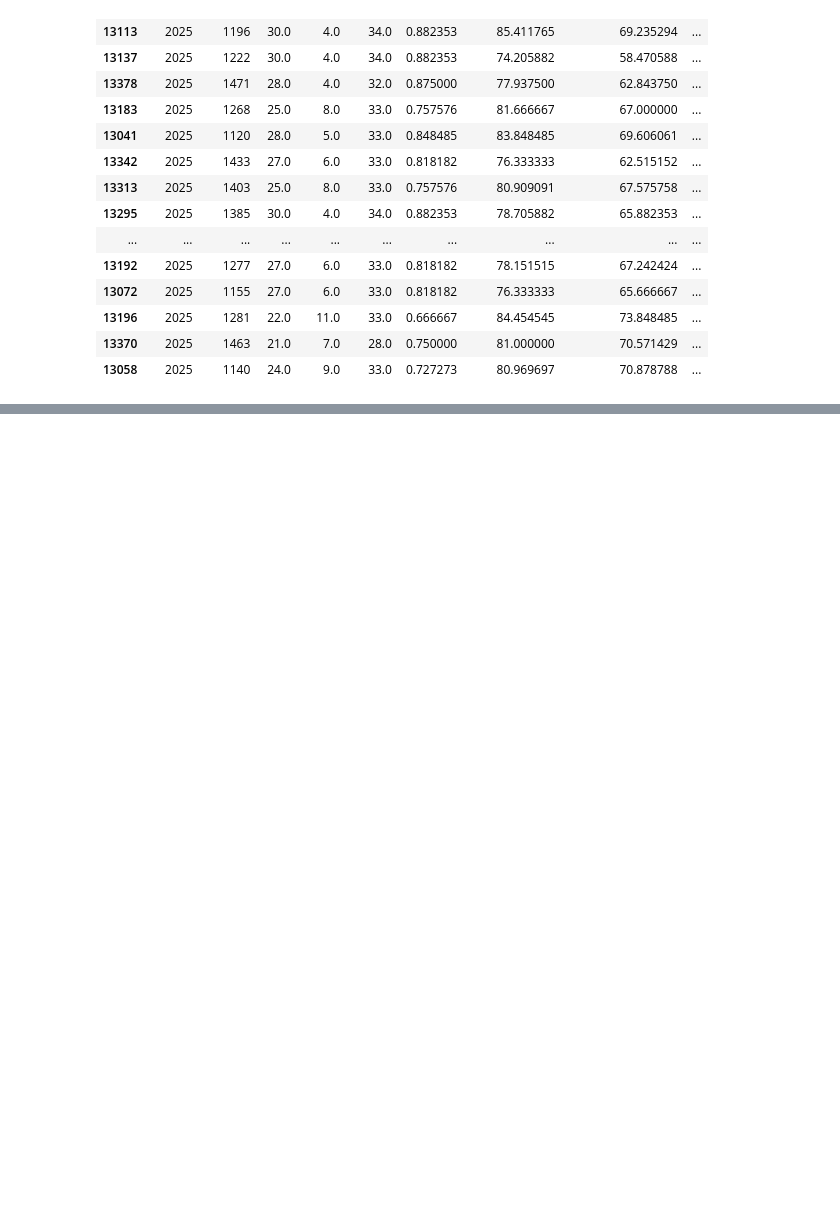
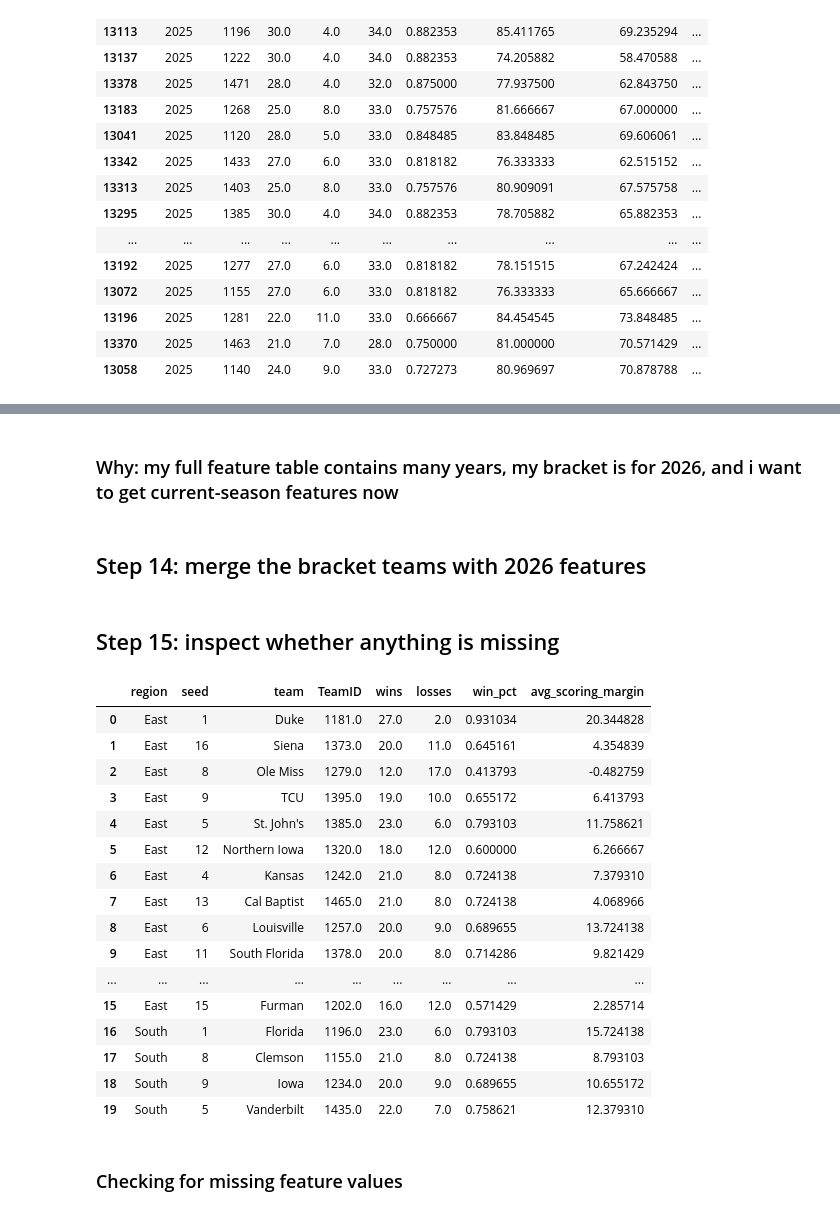
Before and after one commit to Andreachurchwell/march-madness-bracket-simulator, a Jupyter notebook: notebooks/exploration.ipynb, the cells around one changed output, grey strips where cells are left out. Cells and saved outputs as stored; diff of their text form; code cells hidden in the pictures; blank space fills up the shorter version.

Commit message:
day 2 cleaning up data and updated my progress

```diff
--- a/notebooks/exploration.ipynb
+++ b/notebooks/exploration.ipynb
@@ -335,0 +686,9 @@ team_features_named[
+# %%
+bracket_clean["team_clean"] = bracket_clean["team"].replace(name_map)
+
+merged_clean = bracket_clean.merge(
+    team_lookup,
+    left_on="team_clean",
+    right_on="TeamName",
+    how="left"
+)
@@ -335,0 +708,3 @@ team_features_named[
+# %%
+bracket_main = merged_clean[~merged_clean["is_play_in"]].copy()
+bracket_play_in = merged_clean[merged_clean["is_play_in"]].copy()
@@ -335,0 +719,39 @@ team_features_named[
+# %%
+features_2026 = team_features_named[team_features_named["Season"] == 2026].copy()
+# %% [markdown]
+### Why: my full feature table contains many years, my bracket is for 2026, and i want to get current-season features now
+# %% [markdown]
+## Step 14: merge the bracket teams with 2026 features
+# %%
+bracket_with_features = bracket_main.merge(
+    features_2026,
+    on="TeamID",
+    how="left",
+    suffixes=("", "_feature")
+)
+# %% [markdown]
+## Step 15: inspect whether anything is missing
+# %%
+bracket_with_features[
+    ["region", "seed", "team", "TeamID", "wins", "losses", "win_pct", "avg_scoring_margin"]
+].head(20)
+# %% [output]
+|  | region | seed | team | TeamID | wins | losses | win_pct | avg_scoring_margin |
+| 0 | East | 1 | Duke | 1181.0 | 27.0 | 2.0 | 0.931034 | 20.344828 |
+| 1 | East | 16 | Siena | 1373.0 | 20.0 | 11.0 | 0.645161 | 4.354839 |
+| 2 | East | 8 | Ole Miss | 1279.0 | 12.0 | 17.0 | 0.413793 | -0.482759 |
+| 3 | East | 9 | TCU | 1395.0 | 19.0 | 10.0 | 0.655172 | 6.413793 |
+| 4 | East | 5 | St. John's | 1385.0 | 23.0 | 6.0 | 0.793103 | 11.758621 |
+| 5 | East | 12 | Northern Iowa | 1320.0 | 18.0 | 12.0 | 0.600000 | 6.266667 |
+| 6 | East | 4 | Kansas | 1242.0 | 21.0 | 8.0 | 0.724138 | 7.379310 |
+| 7 | East | 13 | Cal Baptist | 1465.0 | 21.0 | 8.0 | 0.724138 | 4.068966 |
+| 8 | East | 6 | Louisville | 1257.0 | 20.0 | 9.0 | 0.689655 | 13.724138 |
+| 9 | East | 11 | South Florida | 1378.0 | 20.0 | 8.0 | 0.714286 | 9.821429 |
+| ... | ... | ... | ... | ... | ... | ... | ... | ... |
+| 15 | East | 15 | Furman | 1202.0 | 16.0 | 12.0 | 0.571429 | 2.285714 |
+| 16 | South | 1 | Florida | 1196.0 | 23.0 | 6.0 | 0.793103 | 15.724138 |
+| 17 | South | 8 | Clemson | 1155.0 | 21.0 | 8.0 | 0.724138 | 8.793103 |
+| 18 | South | 9 | Iowa | 1234.0 | 20.0 | 9.0 | 0.689655 | 10.655172 |
+| 19 | South | 5 | Vanderbilt | 1435.0 | 22.0 | 7.0 | 0.758621 | 12.379310 |
+# %% [markdown]
+### Checking for missing feature values
```
Also changed, not shown: parts of 92 cells of this notebook, 1 other file.
